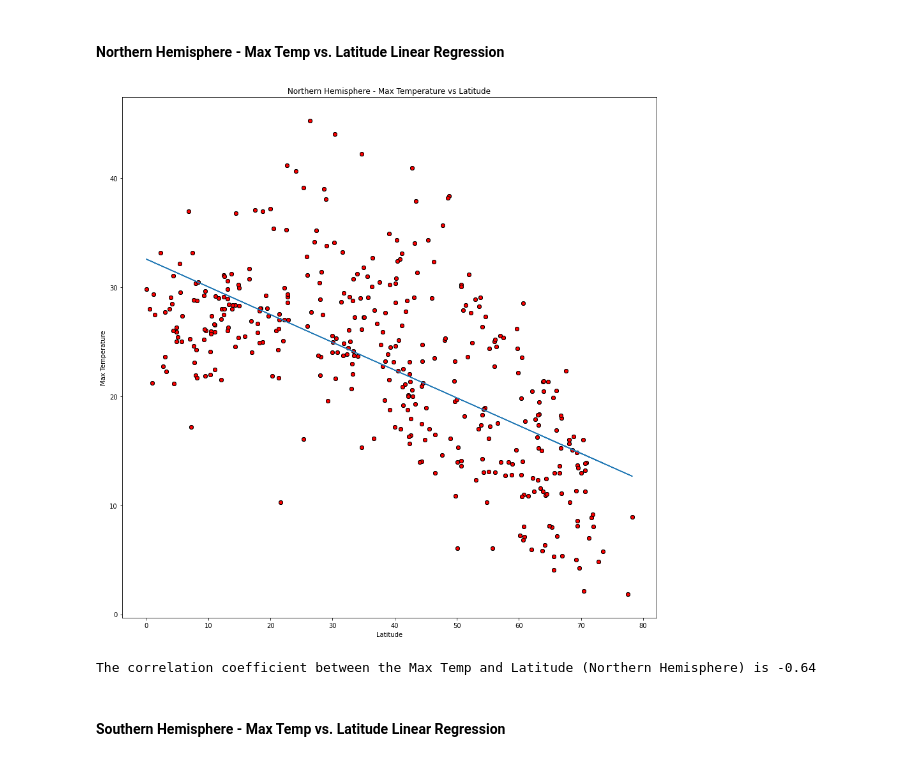
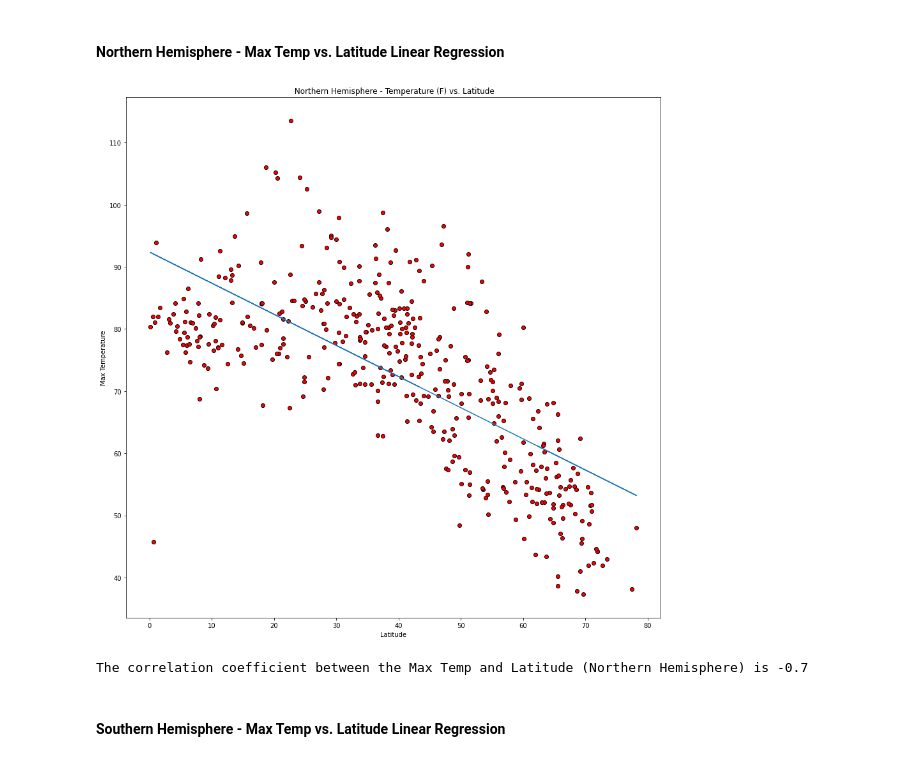
Before and after one commit to rajivwick/HomeWork--PythonAPI, a Jupyter notebook: starter_code/WeatherPy.ipynb, the cells around one changed output. Saved outputs shown, nothing was run; the diff lists cells and outputs as text; code cells hidden in the pictures.

```diff
--- a/starter_code/WeatherPy.ipynb
+++ b/starter_code/WeatherPy.ipynb
@@ -65,9 +62,3 @@ units = "metric"
 
 # Build partial query URL
 query_url = f"{url}appid={weather_api_key}&units={units}&q="
-# %%
-response = requests.get(query_url + 'perth').json()
-#print(json.dumps(response, indent=4, sort_keys=True))
-print(response.keys())
-print(response['clouds'].keys())
-response
@@ -331,21 +314,23 @@ def regression_line (x,y):
     regress_values = x * slope + intercept
     return regress_values
 # %%
-y = northern_hem['Max Temp']
+# Here we are plotting max temperature (Northern Hemisphere) in F and latitude. We can observe a negative correlation which is said to be good to strong as we have a correlation coefficient of -0.7
+# covert max temp from C to F
+y = [(i*1.8+32) for i in northern_hem['Max Temp']]
 x = pd.Series(northern_hem['Lat'])
 
 reg_line = regression_line(x,y)
 plt.scatter(x,y,  marker="o", facecolors="red", edgecolors="black")
 plt.plot(x,reg_line)
 plt.title(' Northern Hemisphere - Temperature (F) vs. Latitude')
 plt.xlabel('Latitude')
 plt.ylabel('Max Temperature')
+plt.savefig('Northern Hemisphere - Max Temperature vs Latitude.png')
 plt.show()
-plt.savefig('Northern Hemisphere - Max Temperature vs Latitude.png')
 print(f"The correlation coefficient between the Max Temp and Latitude (Northern Hemisphere) is {round(st.pearsonr(x,y)[0],2)}")
 # %% [output]
-[figure, old version]
+[figure, new version]
-The correlation coefficient between the Max Temp and Latitude (Northern Hemisphere) is -0.64
+The correlation coefficient between the Max Temp and Latitude (Northern Hemisphere) is -0.7
 # %% [markdown]
 ####  Southern Hemisphere - Max Temp vs. Latitude Linear Regression
 # %%
```
Also changed, not shown: parts of 19 cells of this notebook, 13 other files.
